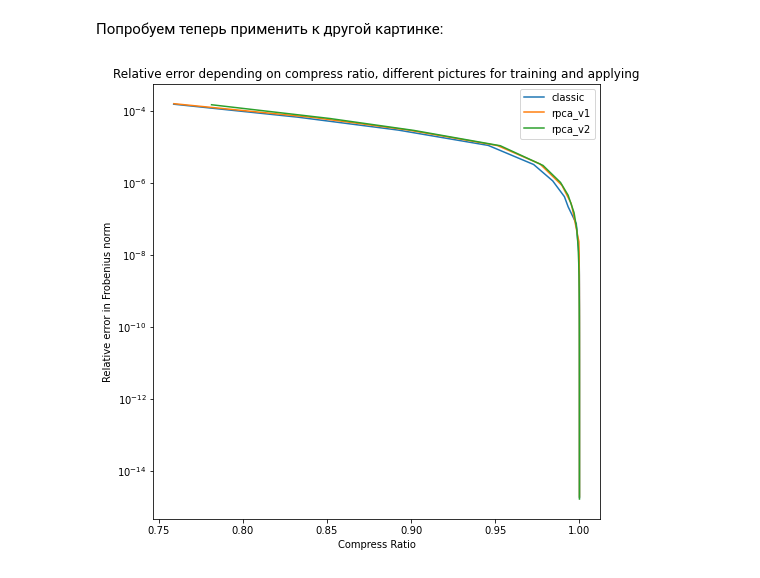
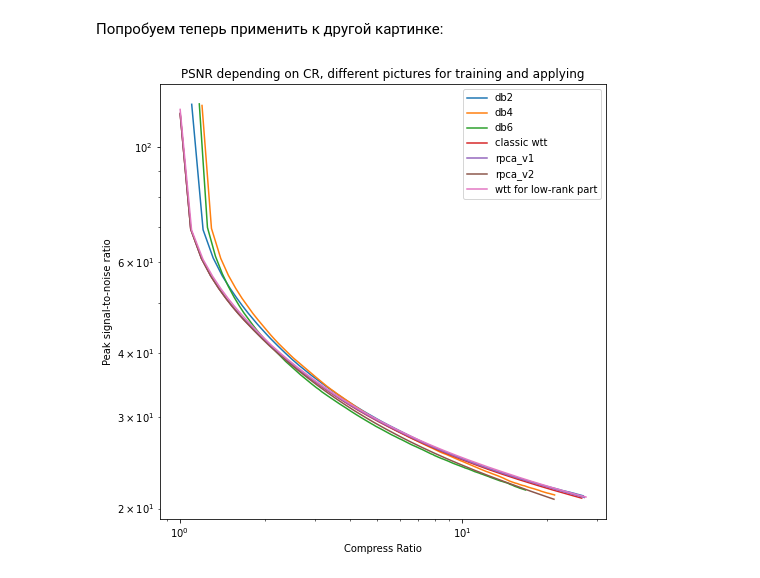
Before and after one commit to d1kolyadin/AMI_diploma, a Jupyter notebook: img tests wtt.ipynb, the cells around one changed output. Cells and saved outputs as stored; diff of their text form; code cells hidden in the pictures.

```diff
--- a/img tests wtt.ipynb
+++ b/img tests wtt.ipynb
@@ -63,13 +94,12 @@ algs = [wtt_classic, wtt_rpca_1, wtt_rpca_2]
 # %%
-eps = 1e-5
-ranks = [30] * (d - 1)
+eps = 8e-2
 # %%
 for w in algs:
     w.adjust(
-        dataset[1],
+        original,
         d,
         modes,
-        ranks=ranks,
         eps=eps,
+        lambda_scale=1.2,
         is_2D=True
     )
@@ -98,14 +193,14 @@ for delta in deltas:
 # %%
 plt.figure(figsize=(8,8))
-alg_names = ['classic', 'rpca_v1', 'rpca_v2']
+alg_names = db_names + ['classic wtt', 'rpca_v1', 'rpca_v2', 'wtt for low-rank part']
 
-for i in range(len(algs)):
-    plt.plot(CR[i], errors[i], label=alg_names[i])
-#plt.xscale('log')
+for i in range(len(alg_names)):
+    plt.plot(CR[i], PSNR[i], label=alg_names[i])
+plt.xscale('log')
 plt.yscale('log')
 plt.xlabel('Compress Ratio')
-plt.ylabel('Relative error in Frobenius norm')
-plt.title('Relative error depending on compress ratio, same picture for training and applying')
+plt.ylabel('Peak signal-to-noise ratio')
+plt.title('PSNR depending on CR, same picture for training and applying')
 plt.legend()
 plt.show()
 # %% [output]
@@ -112,0 +208,13 @@ plt.show()
+# %%
+plt.figure(figsize=(6,6))
+alg_names = db_names + ['classic wtt', 'rpca_v1', 'rpca_v2', 'wtt for low-rank part']
+
+for i in range(len(alg_names)):
+    plt.plot(CR[i][50:120], PSNR[i][50:120], label=alg_names[i])
+#plt.xscale('log')
+#plt.yscale('log')
+plt.xlabel('Compress Ratio')
+plt.ylabel('Peak signal-to-noise ratio')
+plt.title('PSNR depending on CR, same picture for training and applying')
+plt.legend()
+plt.show()
@@ -133,15 +271,15 @@ for delta in deltas:
 # %%
 plt.figure(figsize=(8,8))
-alg_names = ['classic', 'rpca_v1', 'rpca_v2']
+alg_names = db_names + ['classic wtt', 'rpca_v1', 'rpca_v2', 'wtt for low-rank part']
 
-for i in range(len(algs)):
-    plt.plot(CR_2[i], errors_2[i], label=alg_names[i])
-#plt.xscale('log')
+for i in range(len(alg_names)):
+    plt.plot(CR[i], PSNR[i], label=alg_names[i])
+plt.xscale('log')
 plt.yscale('log')
 plt.xlabel('Compress Ratio')
-plt.ylabel('Relative error in Frobenius norm')
-plt.title('Relative error depending on compress ratio, different pictures for training and applying')
+plt.ylabel('Peak signal-to-noise ratio')
+plt.title('PSNR depending on CR, different pictures for training and applying')
 plt.legend()
 plt.show()
 # %% [output]
-[figure, old version]
+[figure, new version]
```
Also changed, not shown: parts of 22 cells of this notebook, 4 other files.
